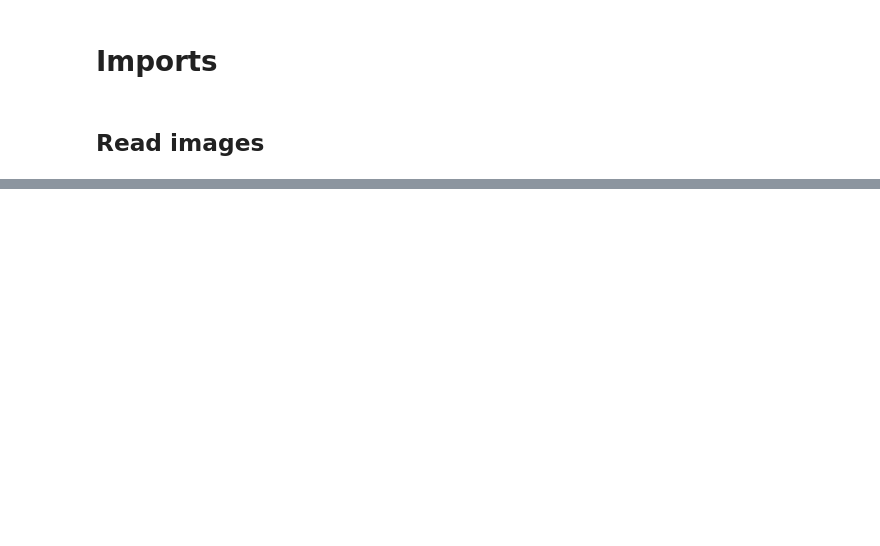
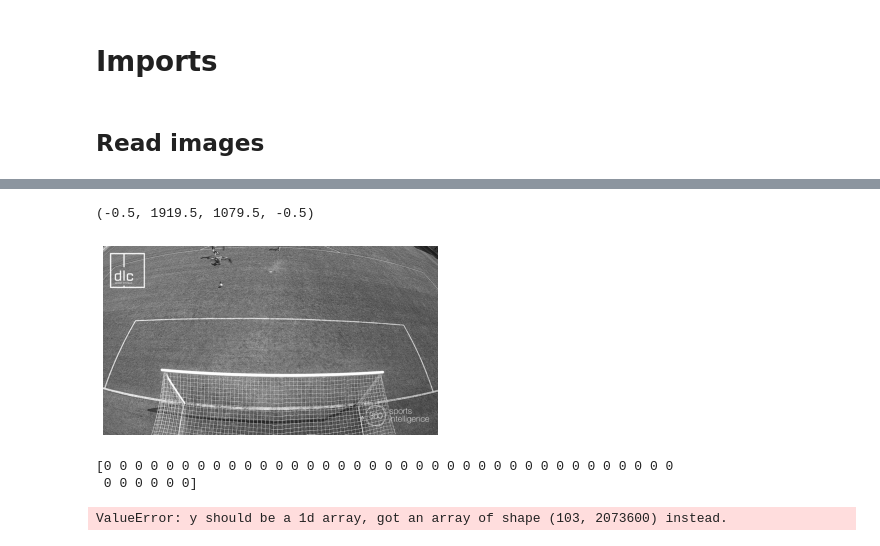
Before and after one commit to DLC-G3/goal-detection, a Jupyter notebook: doelpunt_cam_4.ipynb, the cells around one changed output, grey strips where cells are left out. Saved outputs shown, nothing was run; the diff lists cells and outputs as text; code cells hidden in the pictures; blank space fills up the shorter version.

```diff
--- a/doelpunt_cam_4.ipynb
+++ b/doelpunt_cam_4.ipynb
@@ -81,0 +73,30 @@ frame99.jpg
+# %%
+## Reading the annotations file
+import json
+
+# Opening JSON file
+f = open('./DestinationFiles/vott-json-export/DOELPUNTEN_CAM_4-export.json')
+data = json.load(f)
+# %%
+# Iterating through the json
+# list
+import numpy as np
+
+from PIL import Image
+colors = data['tags']
+
+for id in data['assets']:
+    asset = data['assets'][id]
+    img = cv2.imread('./DestinationFiles/vott-json-export/' + asset['asset']['name'])
+
+    height = asset['asset']['size']['height']
+    width = asset['asset']['size']['width']
+
+    for region in asset['regions']:
+        points = [[point['x'], point['y']] for point in region['points']]
+        color = [color['color'] for color in colors if color['name'] == region['tags'][0]][0]
+        h = color.lstrip('#')
+        color = tuple(int(h[i:i+2], 16) for i in (0, 2, 4))
+        pts = np.array(points, np.int32)
+        i = cv2.fillPoly(img, [pts], color)
+        cv2.imwrite("./SourceFiles/Images/dataset/cam4/{filename}".format(filename = asset['asset']['name']) , i)
@@ -81,0 +159,4 @@ frame99.jpg
+# %%
+from skimage import transform
+training_images = [transform.resize(i, (1080, 1920), mode='constant') for i in training_images]
+test_images = [transform.resize(i, (1080, 1920), mode='constant') for i in test_images]
@@ -81,0 +178,6 @@ frame99.jpg
+# %%
+plt.imshow(training_images[image_index],cmap = 'gray')
+plt.axis('off')
+# %% [output]
+(-0.5, 1919.5, 1079.5, -0.5)
+[figure, added]
@@ -81,0 +188,15 @@ frame99.jpg
+# %%
+from sklearn.preprocessing import StandardScaler
+scaler = StandardScaler()
+scaler.fit(X_train)
+
+temp_df = X_train.astype('float64')
+
+from sklearn.cluster import KMeans
+est = KMeans(2)  # 4 clusters
+est.fit(temp_df)
+y_kmeans = est.predict(X_test)
+print(y_kmeans)
+# %% [output]
+[0 0 0 0 0 0 0 0 0 0 0 0 0 0 0 0 0 0 0 0 0 0 0 0 0 0 0 0 0 0 0 0 0 0 0 0 0
+ 0 0 0 0 0 0]
@@ -81,0 +206,17 @@ frame99.jpg
+# %%
+
+
+from sklearn.linear_model import LogisticRegression
+from sklearn.metrics import confusion_matrix, accuracy_score
+
+model = LogisticRegression(C=0.01)
+model.fit(X_train, y_train)
+
+
+print(model.coef_)
+print(model.intercept_)
+
+y_pred = model.predict(X_test)
+confusion_matrix(y_test, y_pred)
+# %% [output]
+ValueError: y should be a 1d array, got an array of shape (103, 2073600) instead.
```
Also changed, not shown: parts of 10 cells of this notebook, 4 other files.
